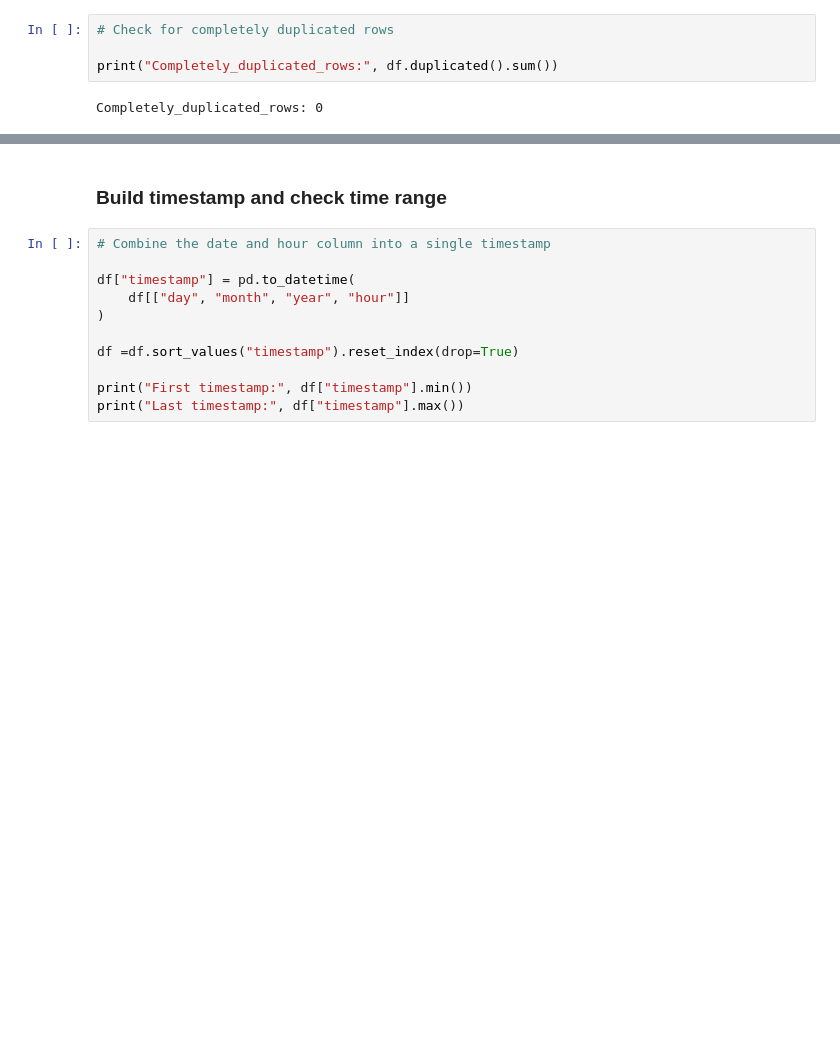
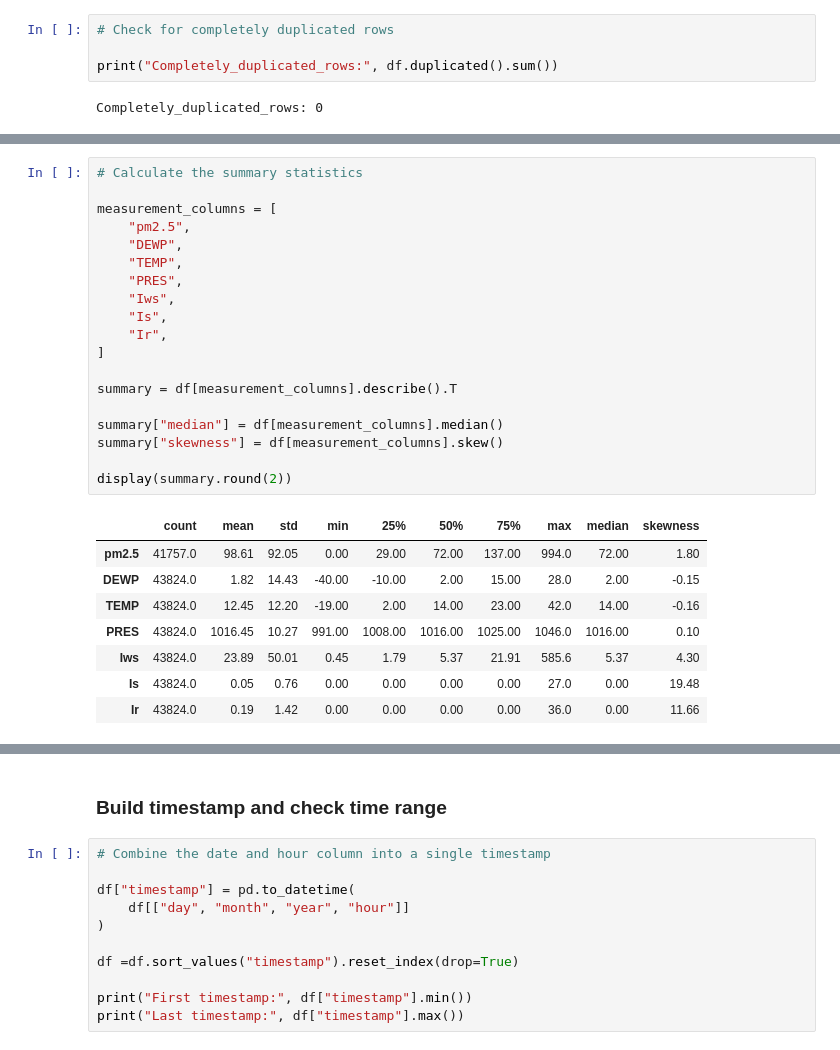
Before and after one commit to k-nizy/ML-pipeline-F1, a Jupyter notebook: notebooks/pm25_EDA.ipynb, the cells around one changed output, grey strips where cells are left out. Drawn from its saved outputs; the diff is of its cells as text; blank space fills up the shorter version.

```diff
--- a/notebooks/pm25_EDA.ipynb
+++ b/notebooks/pm25_EDA.ipynb
@@ -114,0 +119,28 @@ Completely_duplicated_rows: 0
+# %%
+# Calculate the summary statistics
+
+measurement_columns = [
+    "pm2.5",
+    "DEWP",
+    "TEMP",
+    "PRES",
+    "Iws",
+    "Is",
+    "Ir",
+]
+
+summary = df[measurement_columns].describe().T
+
+summary["median"] = df[measurement_columns].median()
+summary["skewness"] = df[measurement_columns].skew()
+
+display(summary.round(2))
+# %% [output]
+|  | count | mean | std | min | 25% | 50% | 75% | max | median | skewness |
+| pm2.5 | 41757.0 | 98.61 | 92.05 | 0.00 | 29.00 | 72.00 | 137.00 | 994.0 | 72.00 | 1.80 |
+| DEWP | 43824.0 | 1.82 | 14.43 | -40.00 | -10.00 | 2.00 | 15.00 | 28.0 | 2.00 | -0.15 |
+| TEMP | 43824.0 | 12.45 | 12.20 | -19.00 | 2.00 | 14.00 | 23.00 | 42.0 | 14.00 | -0.16 |
+| PRES | 43824.0 | 1016.45 | 10.27 | 991.00 | 1008.00 | 1016.00 | 1025.00 | 1046.0 | 1016.00 | 0.10 |
+| Iws | 43824.0 | 23.89 | 50.01 | 0.45 | 1.79 | 5.37 | 21.91 | 585.6 | 5.37 | 4.30 |
+| Is | 43824.0 | 0.05 | 0.76 | 0.00 | 0.00 | 0.00 | 0.00 | 27.0 | 0.00 | 19.48 |
+| Ir | 43824.0 | 0.19 | 1.42 | 0.00 | 0.00 | 0.00 | 0.00 | 36.0 | 0.00 | 11.66 |
```
Also changed, not shown: parts of 19 cells of this notebook.
